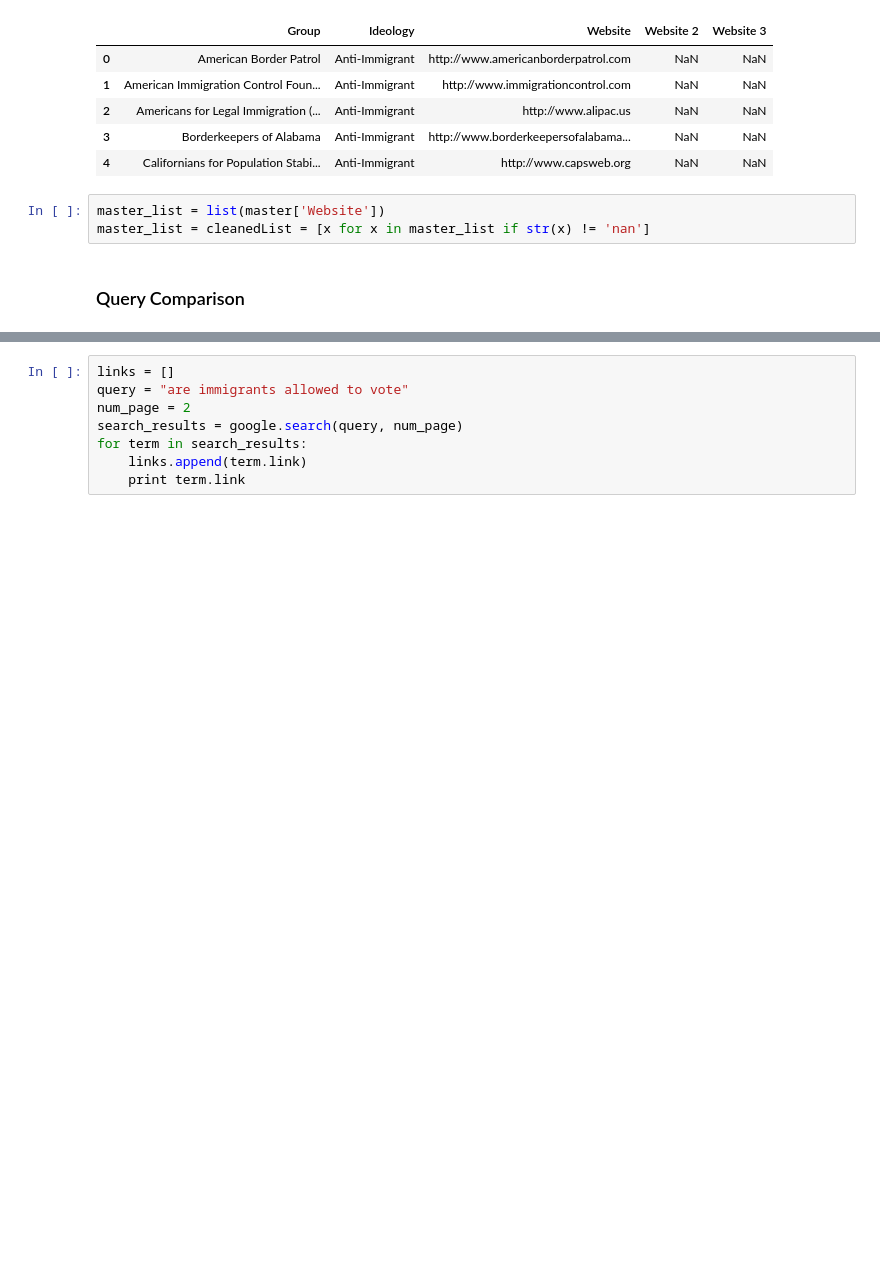
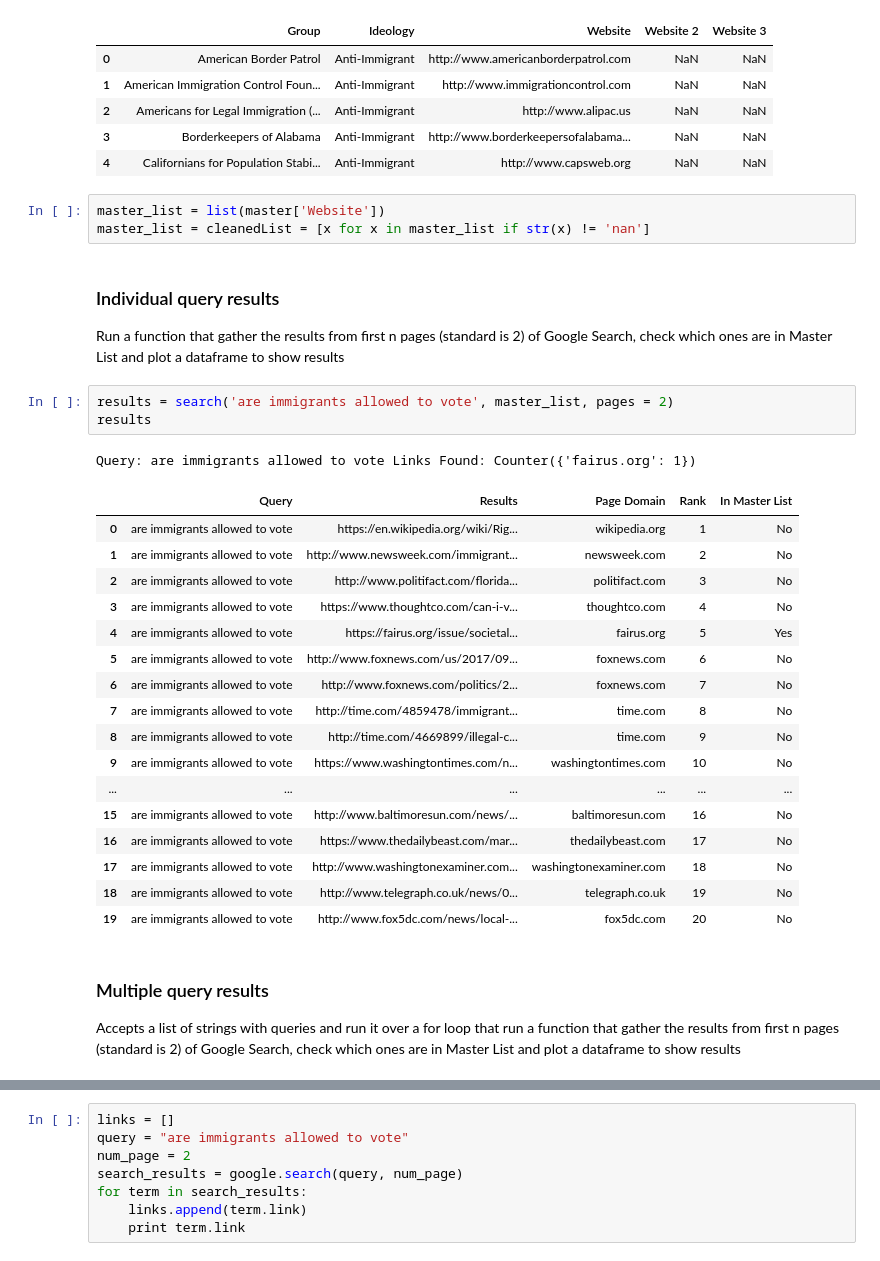
Before and after one commit to datakind/SPLC-SearchEngine, a Jupyter notebook: DataDive/Google_Search_Masterlist_Identifier/Google_Search_Masterlist_identifier.ipynb, the cells around one changed output, grey strips where cells are left out. Saved outputs shown, nothing was run; the diff lists cells and outputs as text; blank space fills up the shorter version.

```diff
--- a/DataDive/Google_Search_Masterlist_Identifier/Google_Search_Masterlist_identifier.ipynb
+++ b/DataDive/Google_Search_Masterlist_Identifier/Google_Search_Masterlist_identifier.ipynb
@@ -77,5 +90,32 @@ master.head()
 # %%
 master_list = list(master['Website'])
 master_list = cleanedList = [x for x in master_list if str(x) != 'nan']
-# %% [markdown]
-### Query Comparison
+# %% [markdown]
+### Individual query results
+
+Run a function that gather the results from first n pages (standard is 2) of Google Search, check which ones are in Master List and plot a dataframe to show results
+# %%
+results = search('are immigrants allowed to vote', master_list, pages = 2)
+results
+# %% [output]
+Query: are immigrants allowed to vote Links Found: Counter({'fairus.org': 1})
+|  | Query | Results | Page Domain | Rank | In Master List |
+| 0 | are immigrants allowed to vote | https://en.wikipedia.org/wiki/Rig... | wikipedia.org | 1 | No |
+| 1 | are immigrants allowed to vote | http://www.newsweek.com/immigrant... | newsweek.com | 2 | No |
+| 2 | are immigrants allowed to vote | http://www.politifact.com/florida... | politifact.com | 3 | No |
+| 3 | are immigrants allowed to vote | https://www.thoughtco.com/can-i-v... | thoughtco.com | 4 | No |
+| 4 | are immigrants allowed to vote | https://fairus.org/issue/societal... | fairus.org | 5 | Yes |
+| 5 | are immigrants allowed to vote | http://www.foxnews.com/us/2017/09... | foxnews.com | 6 | No |
+| 6 | are immigrants allowed to vote | http://www.foxnews.com/politics/2... | foxnews.com | 7 | No |
+| 7 | are immigrants allowed to vote | http://time.com/4859478/immigrant... | time.com | 8 | No |
+| 8 | are immigrants allowed to vote | http://time.com/4669899/illegal-c... | time.com | 9 | No |
+| 9 | are immigrants allowed to vote | https://www.washingtontimes.com/n... | washingtontimes.com | 10 | No |
+| ... | ... | ... | ... | ... | ... |
+| 15 | are immigrants allowed to vote | http://www.baltimoresun.com/news/... | baltimoresun.com | 16 | No |
+| 16 | are immigrants allowed to vote | https://www.thedailybeast.com/mar... | thedailybeast.com | 17 | No |
+| 17 | are immigrants allowed to vote | http://www.washingtonexaminer.com... | washingtonexaminer.com | 18 | No |
+| 18 | are immigrants allowed to vote | http://www.telegraph.co.uk/news/0... | telegraph.co.uk | 19 | No |
+| 19 | are immigrants allowed to vote | http://www.fox5dc.com/news/local-... | fox5dc.com | 20 | No |
+# %% [markdown]
+### Multiple query results
+Accepts a list of strings with queries and run it over a for loop that run a function that gather the results from first n pages (standard is 2) of Google Search, check which ones are in Master List and plot a dataframe to show results
```
Also changed, not shown: parts of 22 cells of this notebook, 2 other files.
